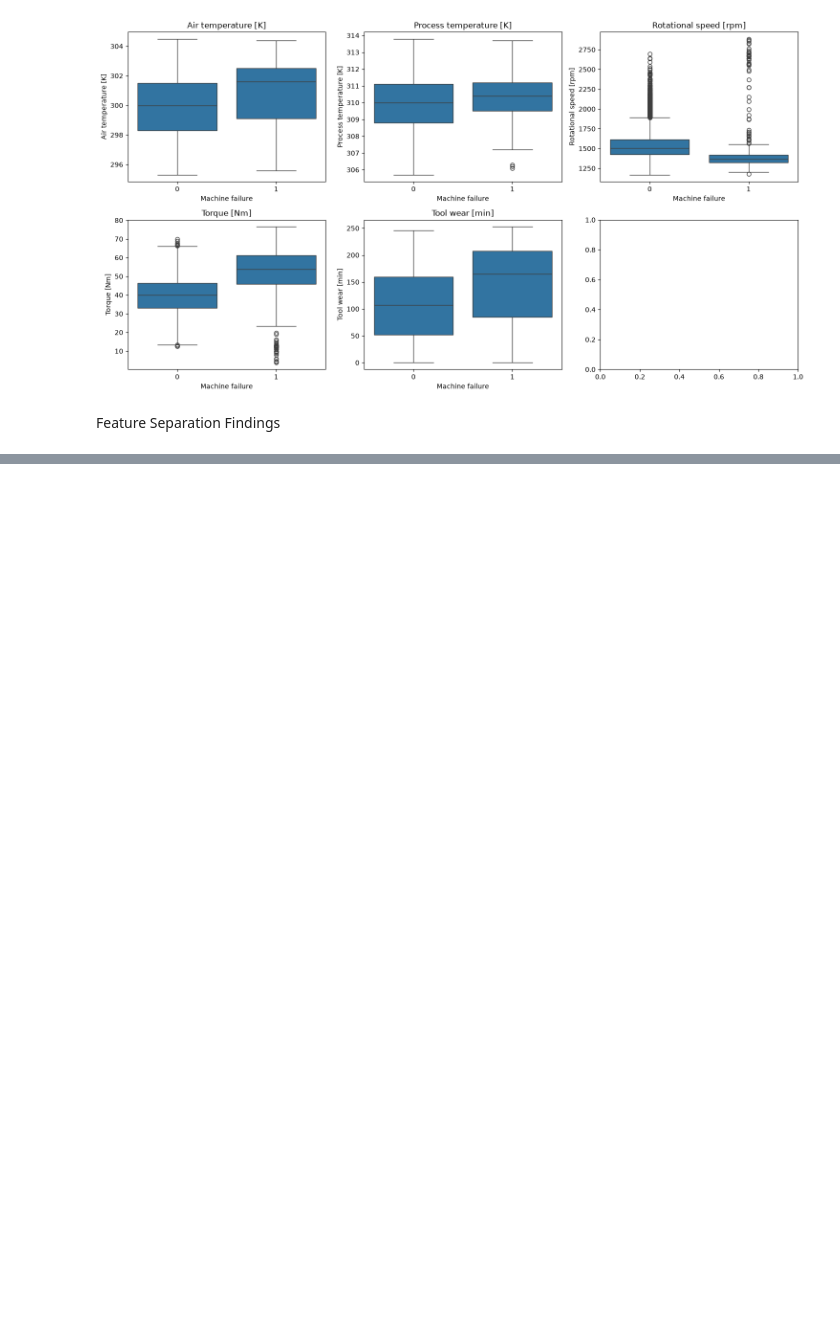
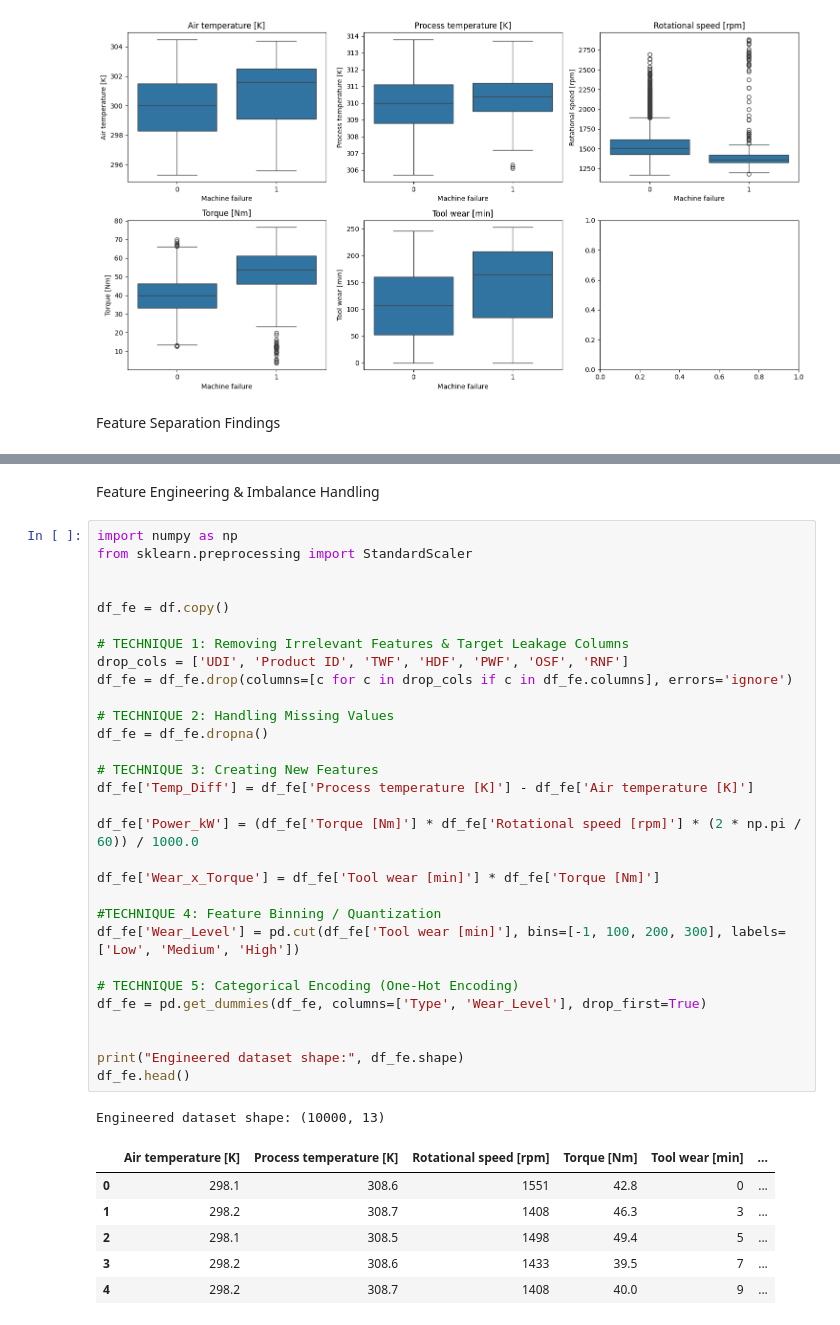
Before and after one commit to chaminduchirantha/predictive-maintenance-rul, a Jupyter notebook: notebooks/ml_final_project.ipynb, the cells around one changed output, grey strips where cells are left out. Cells and saved outputs as stored; diff of their text form; blank space fills up the shorter version.

Commit message:
feat: engineer temp diff, power, wear-torque, binning and encoding

```diff
--- a/notebooks/ml_final_project.ipynb
+++ b/notebooks/ml_final_project.ipynb
@@ -168,0 +167,40 @@ plt.show()
+# %% [markdown]
+Feature Engineering & Imbalance Handling
+# %%
+import numpy as np
+from sklearn.preprocessing import StandardScaler
+
+
+df_fe = df.copy()
+
+# TECHNIQUE 1: Removing Irrelevant Features & Target Leakage Columns
+drop_cols = ['UDI', 'Product ID', 'TWF', 'HDF', 'PWF', 'OSF', 'RNF']
+df_fe = df_fe.drop(columns=[c for c in drop_cols if c in df_fe.columns], errors='ignore')
+
+# TECHNIQUE 2: Handling Missing Values
+df_fe = df_fe.dropna()
+
+# TECHNIQUE 3: Creating New Features
+df_fe['Temp_Diff'] = df_fe['Process temperature [K]'] - df_fe['Air temperature [K]']
+
+df_fe['Power_kW'] = (df_fe['Torque [Nm]'] * df_fe['Rotational speed [rpm]'] * (2 * np.pi / 60)) / 1000.0
+
+df_fe['Wear_x_Torque'] = df_fe['Tool wear [min]'] * df_fe['Torque [Nm]']
+
+#TECHNIQUE 4: Feature Binning / Quantization
+df_fe['Wear_Level'] = pd.cut(df_fe['Tool wear [min]'], bins=[-1, 100, 200, 300], labels=['Low', 'Medium', 'High'])
+
+# TECHNIQUE 5: Categorical Encoding (One-Hot Encoding)
+df_fe = pd.get_dummies(df_fe, columns=['Type', 'Wear_Level'], drop_first=True)
+
+
+print("Engineered dataset shape:", df_fe.shape)
+df_fe.head()
+# %% [output]
+Engineered dataset shape: (10000, 13)
+|  | Air temperature [K] | Process temperature [K] | Rotational speed [rpm] | Torque [Nm] | Tool wear [min] | ... |
+| 0 | 298.1 | 308.6 | 1551 | 42.8 | 0 | ... |
+| 1 | 298.2 | 308.7 | 1408 | 46.3 | 3 | ... |
+| 2 | 298.1 | 308.5 | 1498 | 49.4 | 5 | ... |
+| 3 | 298.2 | 308.6 | 1433 | 39.5 | 7 | ... |
+| 4 | 298.2 | 308.7 | 1408 | 40.0 | 9 | ... |
```
Also changed, not shown: parts of 3 cells of this notebook.
